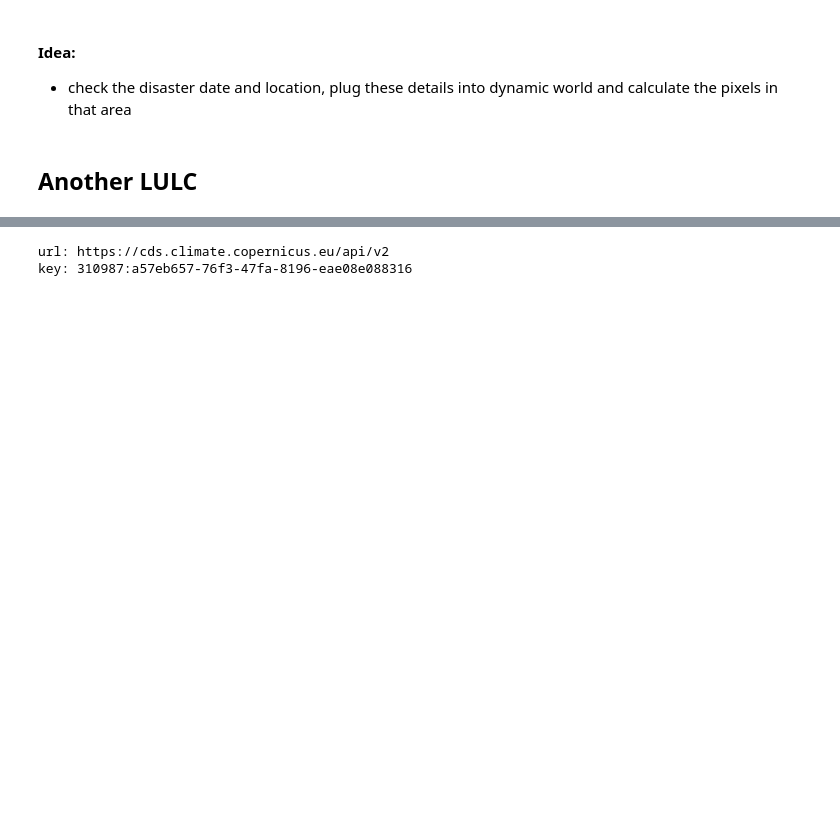
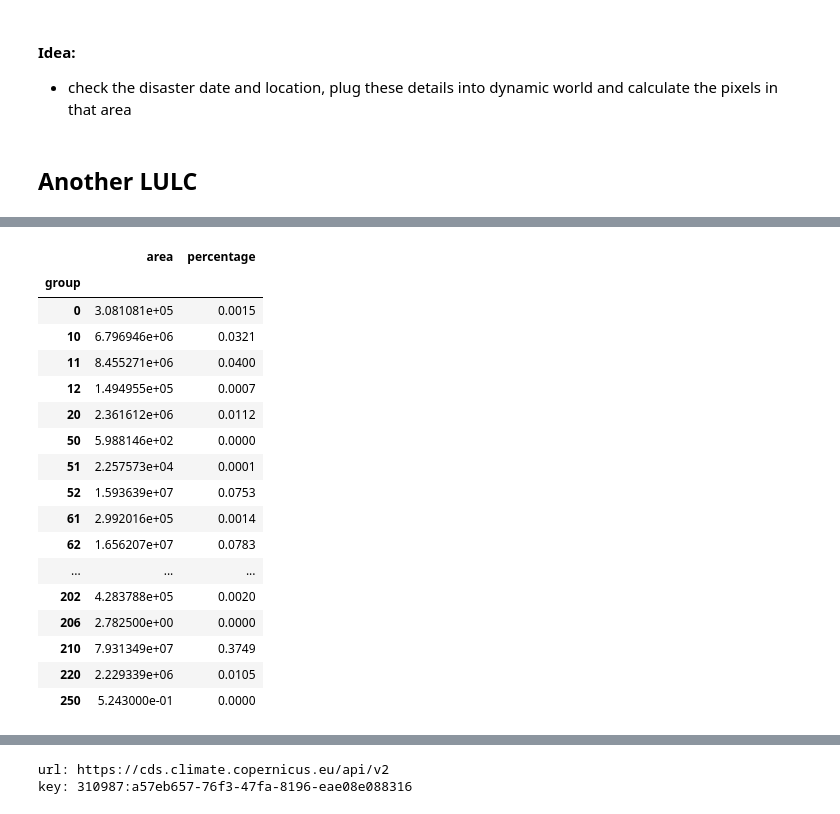
Before and after one commit to 0xpix/CERI-Project, a Jupyter notebook: notebooks/Geemap_Testing.ipynb, the cells around one changed output, grey strips where cells are left out. Drawn from its saved outputs; the diff is of its cells as text; code cells hidden in the pictures; blank space fills up the shorter version.

```diff
--- a/notebooks/Geemap_Testing.ipynb
+++ b/notebooks/Geemap_Testing.ipynb
@@ -2234,0 +2991,8 @@ Map(center=[12.9716, 77.5946], controls=(WidgetControl(options=['position', 'tra
+# %%
+# Load the annual mosaics for the years 2000 and 2001
+annual = ee.ImageCollection("projects/sat-io/open-datasets/GLC-FCS30D/annual").mosaic()
+
+# Select the bands for the years 2000 and 2001
+curr_year_band = annual.select('b1')  # year 2000
+
+df = geemap.image_area_by_group(curr_year_band, scale=1000, denominator=1e6, decimal_places=4, verbose=True)
@@ -2234,0 +3017,21 @@ Map(center=[12.9716, 77.5946], controls=(WidgetControl(options=['position', 'tra
+# %%
+df
+# %% [output]
+|  | area | percentage |
+| group |  |  |
+| 0 | 3.081081e+05 | 0.0015 |
+| 10 | 6.796946e+06 | 0.0321 |
+| 11 | 8.455271e+06 | 0.0400 |
+| 12 | 1.494955e+05 | 0.0007 |
+| 20 | 2.361612e+06 | 0.0112 |
+| 50 | 5.988146e+02 | 0.0000 |
+| 51 | 2.257573e+04 | 0.0001 |
+| 52 | 1.593639e+07 | 0.0753 |
+| 61 | 2.992016e+05 | 0.0014 |
+| 62 | 1.656207e+07 | 0.0783 |
+| ... | ... | ... |
+| 202 | 4.283788e+05 | 0.0020 |
+| 206 | 2.782500e+00 | 0.0000 |
+| 210 | 7.931349e+07 | 0.3749 |
+| 220 | 2.229339e+06 | 0.0105 |
+| 250 | 5.243000e-01 | 0.0000 |
```
Also changed, not shown: parts of 27 cells of this notebook.
